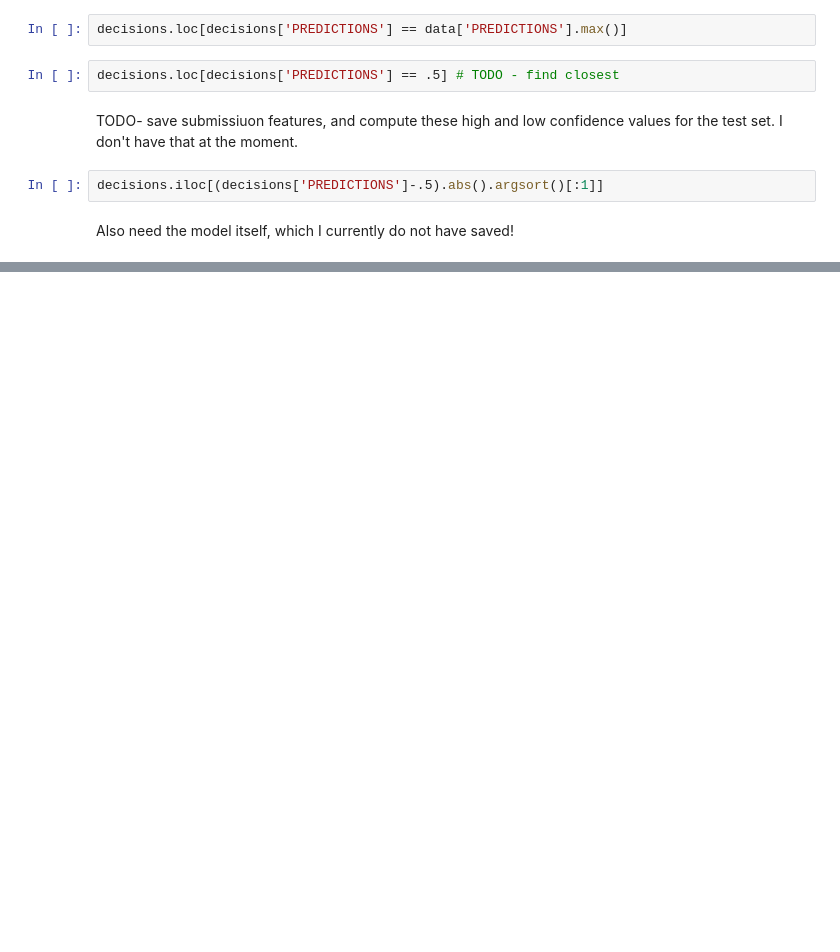
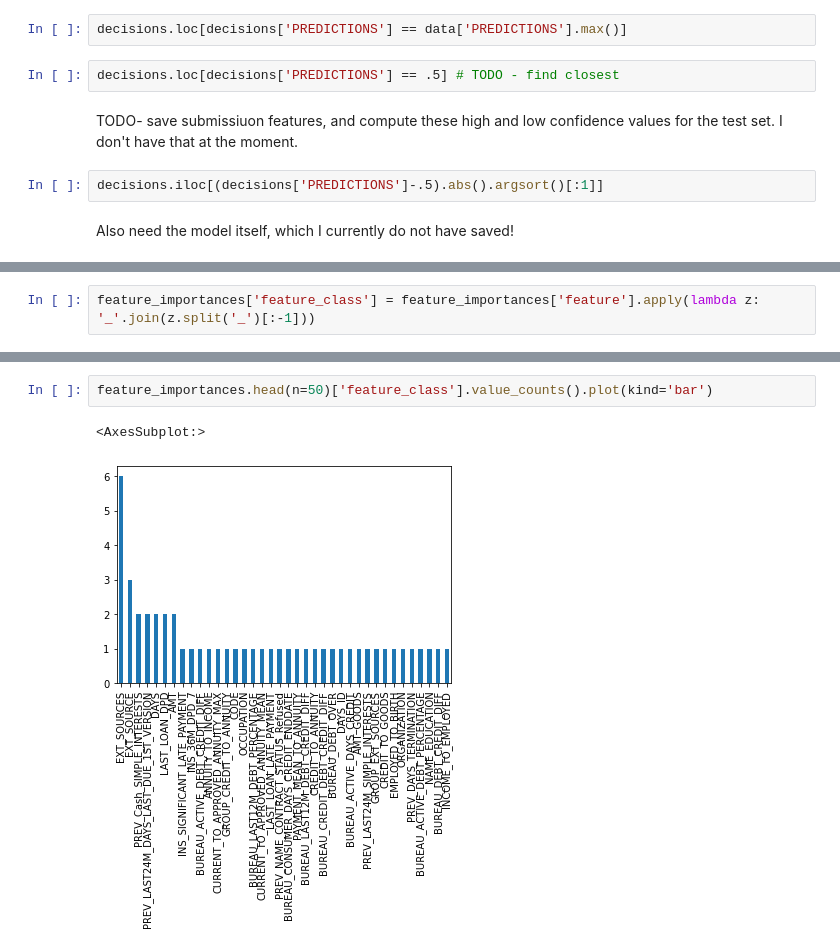
Before and after one commit to nkasmanoff/RDS_Project, a Jupyter notebook: notebooks/Fairness.ipynb, the cells around one changed output, grey strips where cells are left out. Cells and saved outputs as stored; diff of their text form; blank space fills up the shorter version.

```diff
--- a/notebooks/Fairness.ipynb
+++ b/notebooks/Fairness.ipynb
@@ -190,0 +393,2 @@ Also need the model itself, which I currently do not have saved!
+# %%
+feature_importances['feature_class'] = feature_importances['feature'].apply(lambda z: '_'.join(z.split('_')[:-1]))
@@ -190,0 +404,5 @@ Also need the model itself, which I currently do not have saved!
+# %%
+feature_importances.head(n=50)['feature_class'].value_counts().plot(kind='bar')
+# %% [output]
+<AxesSubplot:>
+[figure, added]
```
Also changed, not shown: parts of 45 cells of this notebook, 1 other file.
